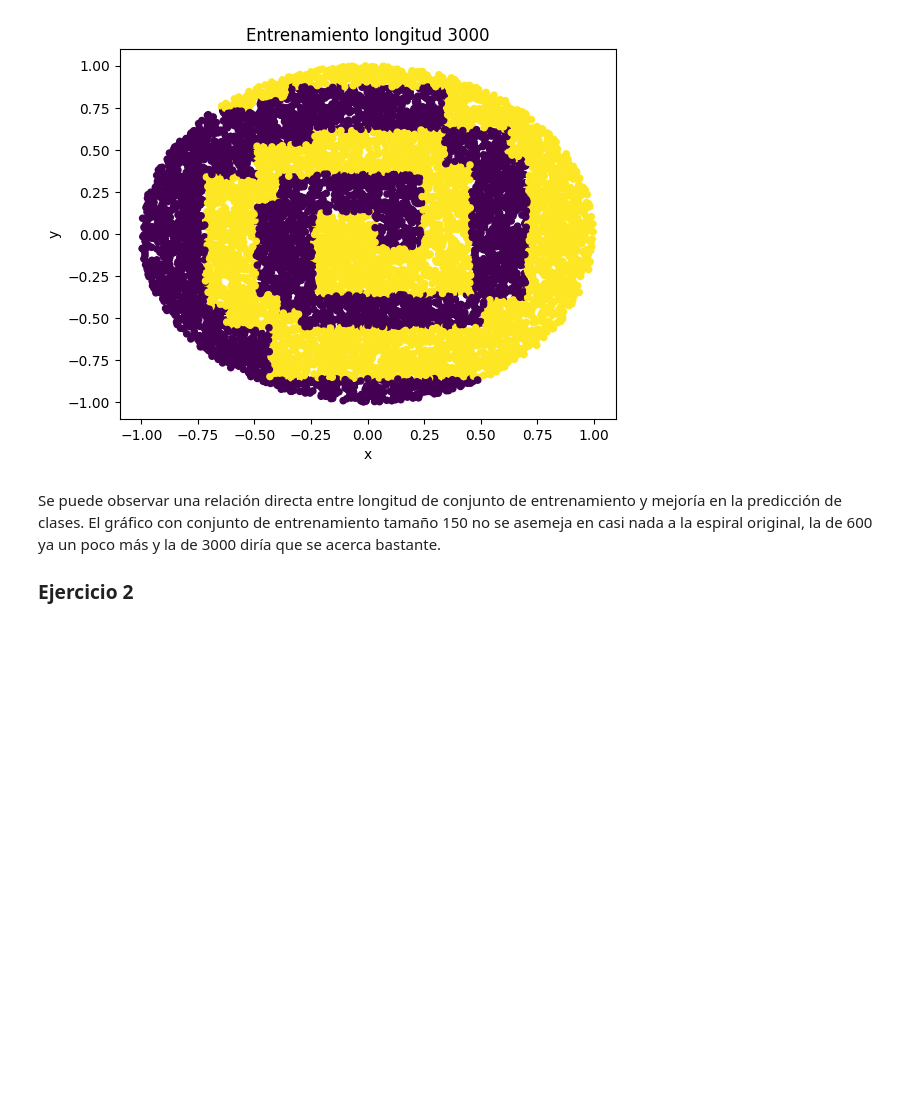
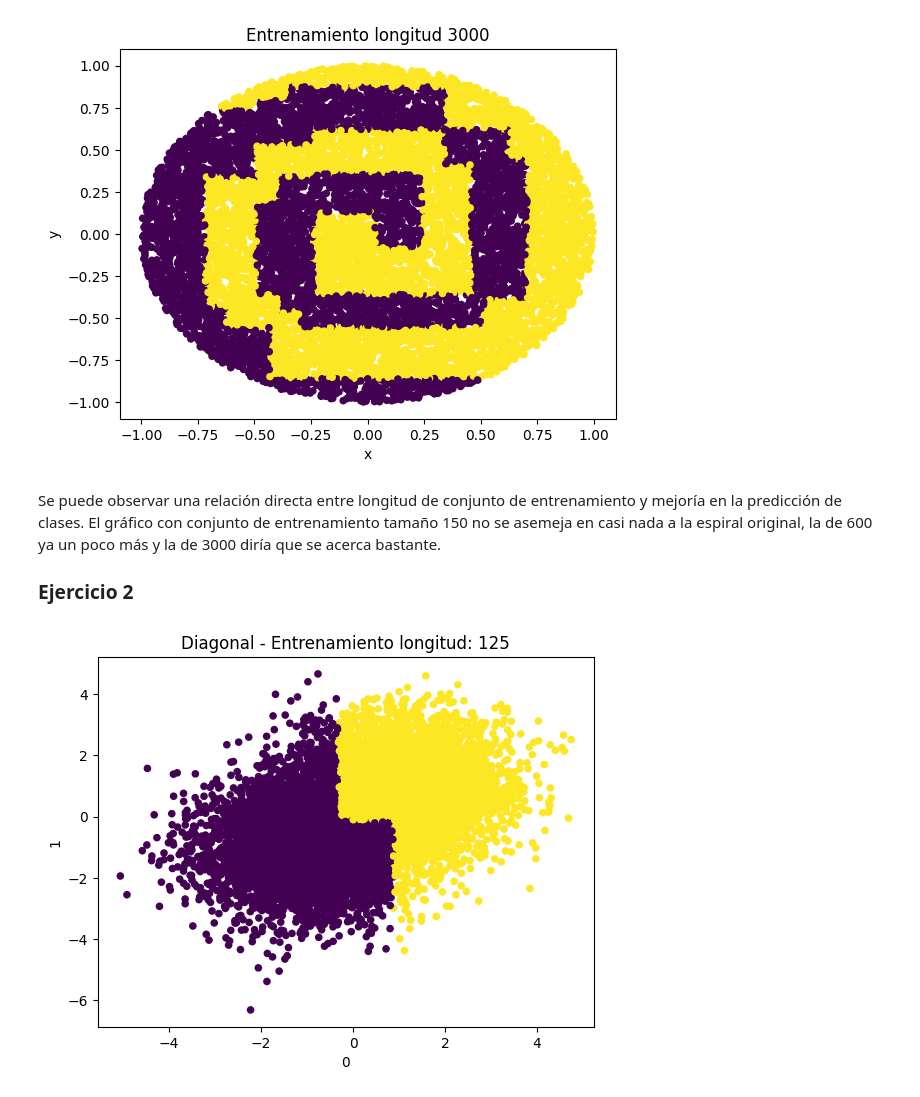
Before and after one commit to alduzarate/MachineLearning, a Jupyter notebook: TP1/arbolesDecision.ipynb, the cells around one changed output. Cells and saved outputs as stored; diff of their text form; code cells hidden in the pictures; blank space fills up the shorter version.

Commit message:
avance ej 2, solo falta grafica nodos arboles

```diff
--- a/TP1/arbolesDecision.ipynb
+++ b/TP1/arbolesDecision.ipynb
@@ -67,3 +68,85 @@ dataframe_3000.plot(x=0, y=1, kind='scatter', c='Clase', colormap='viridis',colo
 Se puede observar una relación directa entre longitud de conjunto de entrenamiento y mejoría en la predicción de clases. El gráfico con conjunto de entrenamiento tamaño 150 no se asemeja en casi nada a la espiral original, la de 600 ya un poco más y la de 3000 diría que se acerca bastante.
 
 ### Ejercicio 2
+# %%
+from sklearn.metrics import accuracy_score
+
+# Conjuntos de test
+# Diagonal
+d_test = tp0.generate_dataframe_ej_a(2, 10000, 0.78)
+X_d_test = d_test[[0,1]]
+y_d_test = d_test['Clase']
+
+# Paralelo
+p_test = tp0.generate_dataframe_ej_b(2, 10000, 0.78)
+X_p_test = p_test[[0,1]]
+y_p_test = p_test['Clase']
+
+# Valores de n
+n_iterable = [125, 250, 500, 1000, 2000, 4000]
+
+# Datos a guardar pedidos
+train_errors_d = []
+test_errors_d = []
+tree_sizes_d = []
+
+train_errors_p = []
+test_errors_p = []
+tree_sizes_p = []
+
+# Guardo el tamaño que va teniendo n para poder armar el dataframe a la hora de analizar
+train_set_size = []
+
+for n in n_iterable:
+    for i in range(0,20):
+        # Longitud del conjunto de entrenamiento
+        train_set_size.append(n)
+
+        # Conjuntos de entrenamiento diagonal
+        train_set_d = tp0.generate_dataframe_ej_a(2, n, 0.78)
+        X_d_train = train_set_d[[0,1]]
+        y_d_train = train_set_d['Clase']
+
+        # Conjuntos de entrenamiento paralelo
+        train_set_p = tp0.generate_dataframe_ej_b(2, n, 0.78)
+        X_p_train = train_set_p[[0,1]]
+        y_p_train = train_set_p['Clase']
+
+        # Arboles y entrenamiento diagonal
+        clf_d = DecisionTreeClassifier(criterion="entropy",min_impurity_decrease=0.005,random_state=0,min_samples_leaf=5)
+        clf_d.fit(X_d_train, y_d_train)
+
+        # Arboles y entrenamiento paralelo
+        clf_p = DecisionTreeClassifier(criterion="entropy",min_impurity_decrease=0.005,random_state=0,min_samples_leaf=5)
+        clf_p.fit(X_p_train, y_p_train)
+
+        # Probamos sobre los conjuntos de testeo
+        predicted_d = clf_d.predict(d_test[[0,1]])
+        predicted_p = clf_p.predict(p_test[[0,1]])
+
+        # Guardamos errores sobre el conjunto de entrenamiento y de testeo.
+        # Error = 1 - accuracy
+        train_errors_d.append(1 - accuracy_score(y_d_train, clf_d.predict(X_d_train)))
+        test_errors_d.append(1 - accuracy_score(y_d_test, predicted_d))
+
+        train_errors_p.append(1 - accuracy_score(y_p_train, clf_p.predict(X_p_train)))
+        test_errors_p.append(1 - accuracy_score(y_p_test, predicted_p))
+
+        # Guardamos el tamaño de los árboles
+        tree_sizes_d.append(clf_d.tree_.node_count)
+        tree_sizes_p.append(clf_p.tree_.node_count)
+
+        # Graficamos en la 1er iteración a modo de ejemplo (no se si elegir así era lo esperado pero no se me ocurrió otra forma, podria haber sido
+        # un random entre 0 y 19 pero no le veo el agregado en lo que se está analizando)
+        if i == 0:
+            diagonal = X_d_test
+            diagonal['Clase'] = predicted_d
+            dataframe_d = pd.DataFrame(diagonal)
+            dataframe_d.plot(x=0, y=1, kind='scatter', c='Clase', colormap='viridis',colorbar=False, title=f"Diagonal - Entrenamiento longitud: {n}")
+
+            parallel = X_p_test
+            parallel['Clase'] = predicted_p
+            dataframe_p = pd.DataFrame(parallel)
+            dataframe_p.plot(x=0, y=1, kind='scatter', c='Clase', colormap='viridis',colorbar=False, title=f"Paralelo - Entrenamiento longitud: {n}")
+# %% [output]
+[figure, added]
```
Also changed, not shown: parts of 5 cells of this notebook.
